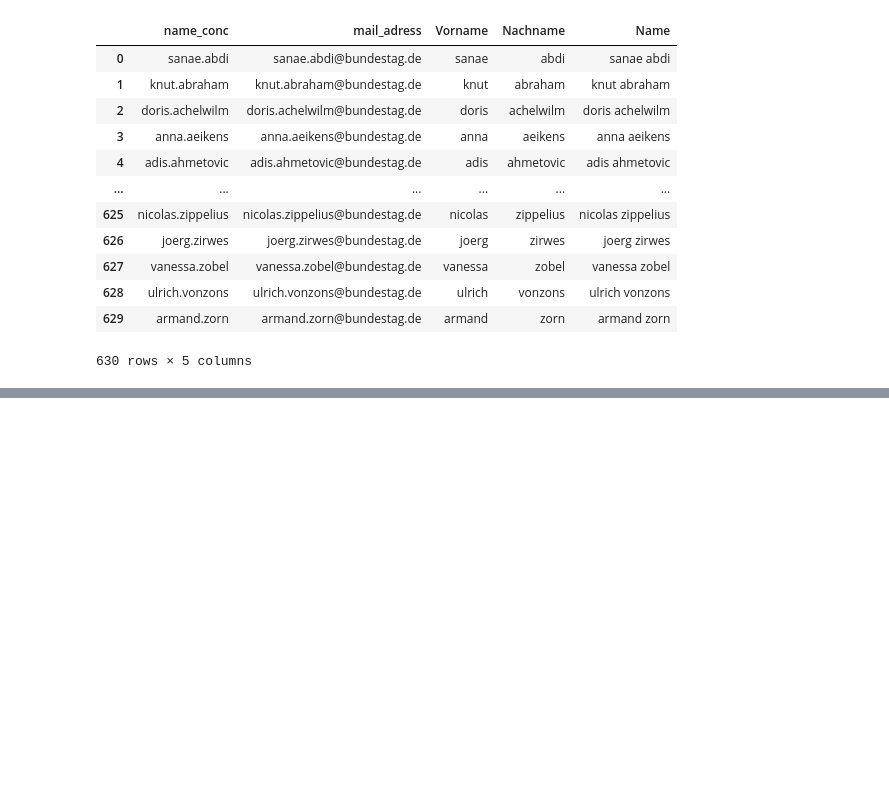
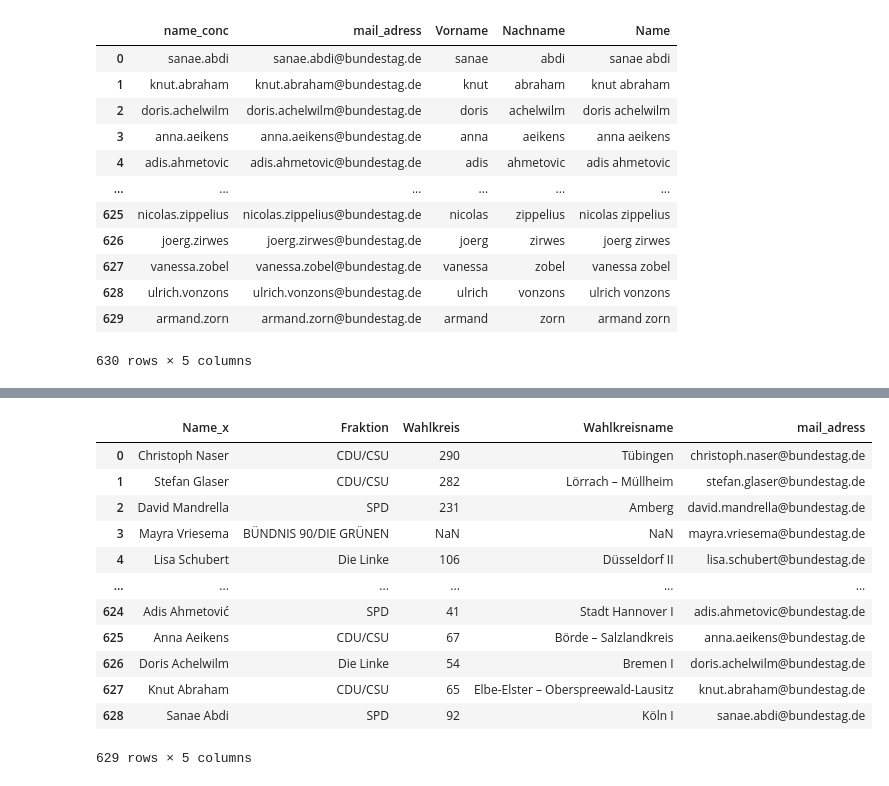
Before and after one commit to michaelgerloff/IchBinHanna_List_MdBs_Universities, a Jupyter notebook: Hanna.ipynb, the cells around one changed output, grey strips where cells are left out. Cells and saved outputs as stored; diff of their text form; code cells hidden in the pictures; blank space fills up the shorter version.

```diff
--- a/Hanna.ipynb
+++ b/Hanna.ipynb
@@ -209,0 +142,28 @@ data_name_party_adress_wkr.to_csv('Output\Liste_MdB_Name_Partei_Adresse_Wahlkrei
+# %%
+# Manually add email addresses for MdBs missing from the Kürschners Volkshandbuch
+# These are new members whose emails follow the standard vorname.nachname@bundestag.de pattern
+# Verified against https://www.bundestag.de/abgeordnete
+manual_mails = {
+    'Christoph Naser': 'christoph.naser@bundestag.de',
+    'Stefan Glaser': 'stefan.glaser@bundestag.de',
+    'David Mandrella': 'david.mandrella@bundestag.de'
+}
+
+for name, mail in manual_mails.items():
+    mdb_final.loc[mdb_final['Name_x'] == name, 'mail_adress'] = mail
+
+mdb_final
+# %% [output]
+|  | Name_x | Fraktion | Wahlkreis | Wahlkreisname | mail_adress |
+| 0 | Christoph Naser | CDU/CSU | 290 | Tübingen | christoph.naser@bundestag.de |
+| 1 | Stefan Glaser | CDU/CSU | 282 | Lörrach – Müllheim | stefan.glaser@bundestag.de |
+| 2 | David Mandrella | SPD | 231 | Amberg | david.mandrella@bundestag.de |
+| 3 | Mayra Vriesema | BÜNDNIS 90/­DIE GRÜNEN | NaN | NaN | mayra.vriesema@bundestag.de |
+| 4 | Lisa Schubert | Die Linke | 106 | Düsseldorf II | lisa.schubert@bundestag.de |
+| ... | ... | ... | ... | ... | ... |
+| 624 | Adis Ahmetović | SPD | 41 | Stadt Hannover I | adis.ahmetovic@bundestag.de |
+| 625 | Anna Aeikens | CDU/CSU | 67 | Börde – Salzlandkreis | anna.aeikens@bundestag.de |
+| 626 | Doris Achelwilm | Die Linke | 54 | Bremen I | doris.achelwilm@bundestag.de |
+| 627 | Knut Abraham | CDU/CSU | 65 | Elbe-Elster – Oberspreewald-Lausitz | knut.abraham@bundestag.de |
+| 628 | Sanae Abdi | SPD | 92 | Köln I | sanae.abdi@bundestag.de |
+629 rows × 5 columns
```
Also changed, not shown: parts of 16 cells of this notebook, 1 other file.
